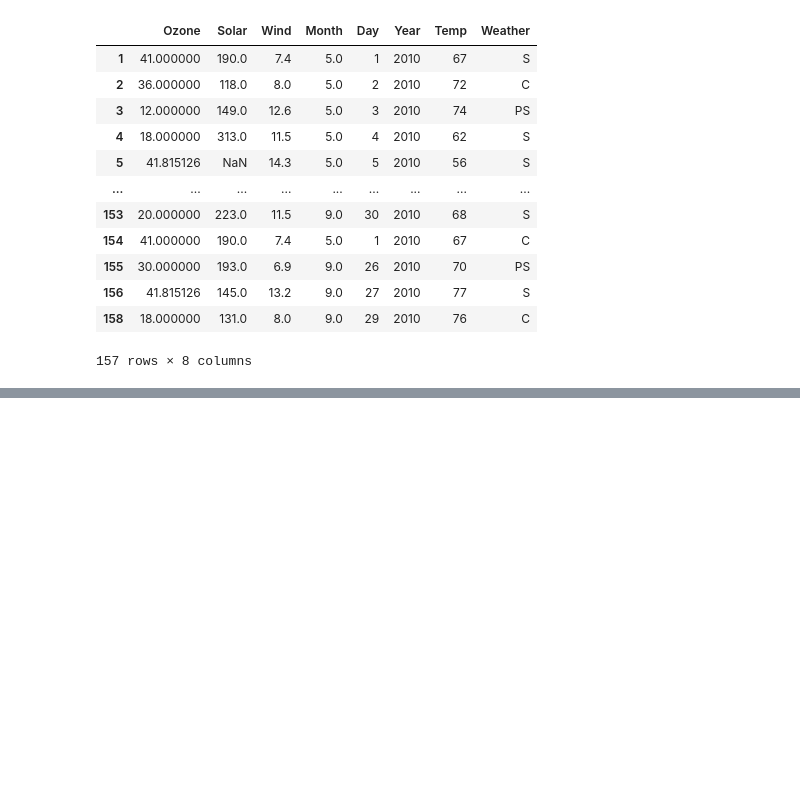
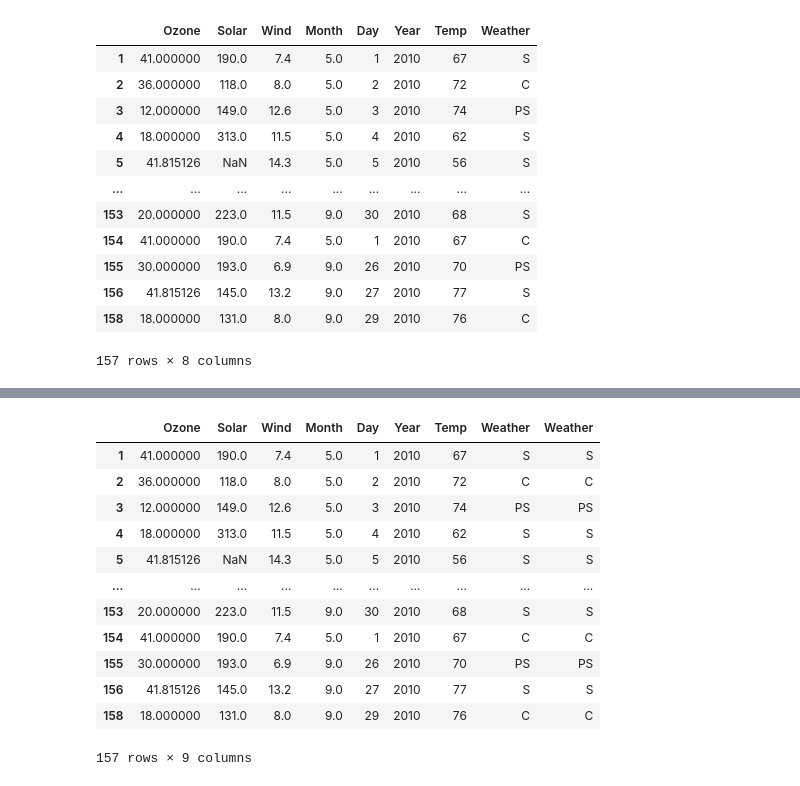
Before and after one commit to Aashrit77/Python, a Jupyter notebook: EDA.ipynb, the cells around one changed output, grey strips where cells are left out. Saved outputs shown, nothing was run; the diff lists cells and outputs as text; code cells hidden in the pictures; blank space fills up the shorter version.

```diff
--- a/EDA.ipynb
+++ b/EDA.ipynb
@@ -238,3 +238,6 @@ data_cleaned3
 | 156 | 41.815126 | 145.0 | 13.2 | 9.0 | 27 | 2010 | 77 | S |
 | 158 | 18.000000 | 131.0 | 8.0 | 9.0 | 29 | 2010 | 76 | C |
 157 rows × 8 columns
+# %%
+# immputing missing values for categorical data
+obj = data_cleaned3[["Weather"]] #creating a different data set and extracting only weather col into it
@@ -240,0 +254,2 @@ data_cleaned3
+# %%
+obj = obj.fillna(obj.mode().iloc[0]) #we use iloc[0] cause the mode created 2 values and we need only the first value
@@ -240,0 +265,2 @@ data_cleaned3
+# %%
+data_cleaned4 = pd.concat([data_cleaned3,obj],axis =1) #axis =1 means we want to put it up in columns and axis =0 is for rows
@@ -240,0 +299,16 @@ data_cleaned3
+# %%
+data_cleaned4
+# %% [output]
+|  | Ozone | Solar | Wind | Month | Day | Year | Temp | Weather | Weather |
+| 1 | 41.000000 | 190.0 | 7.4 | 5.0 | 1 | 2010 | 67 | S | S |
+| 2 | 36.000000 | 118.0 | 8.0 | 5.0 | 2 | 2010 | 72 | C | C |
+| 3 | 12.000000 | 149.0 | 12.6 | 5.0 | 3 | 2010 | 74 | PS | PS |
+| 4 | 18.000000 | 313.0 | 11.5 | 5.0 | 4 | 2010 | 62 | S | S |
+| 5 | 41.815126 | NaN | 14.3 | 5.0 | 5 | 2010 | 56 | S | S |
+| ... | ... | ... | ... | ... | ... | ... | ... | ... | ... |
+| 153 | 20.000000 | 223.0 | 11.5 | 9.0 | 30 | 2010 | 68 | S | S |
+| 154 | 41.000000 | 190.0 | 7.4 | 5.0 | 1 | 2010 | 67 | C | C |
+| 155 | 30.000000 | 193.0 | 6.9 | 9.0 | 26 | 2010 | 70 | PS | PS |
+| 156 | 41.815126 | 145.0 | 13.2 | 9.0 | 27 | 2010 | 77 | S | S |
+| 158 | 18.000000 | 131.0 | 8.0 | 9.0 | 29 | 2010 | 76 | C | C |
+157 rows × 9 columns
```
Also changed, not shown: parts of 25 cells of this notebook.
